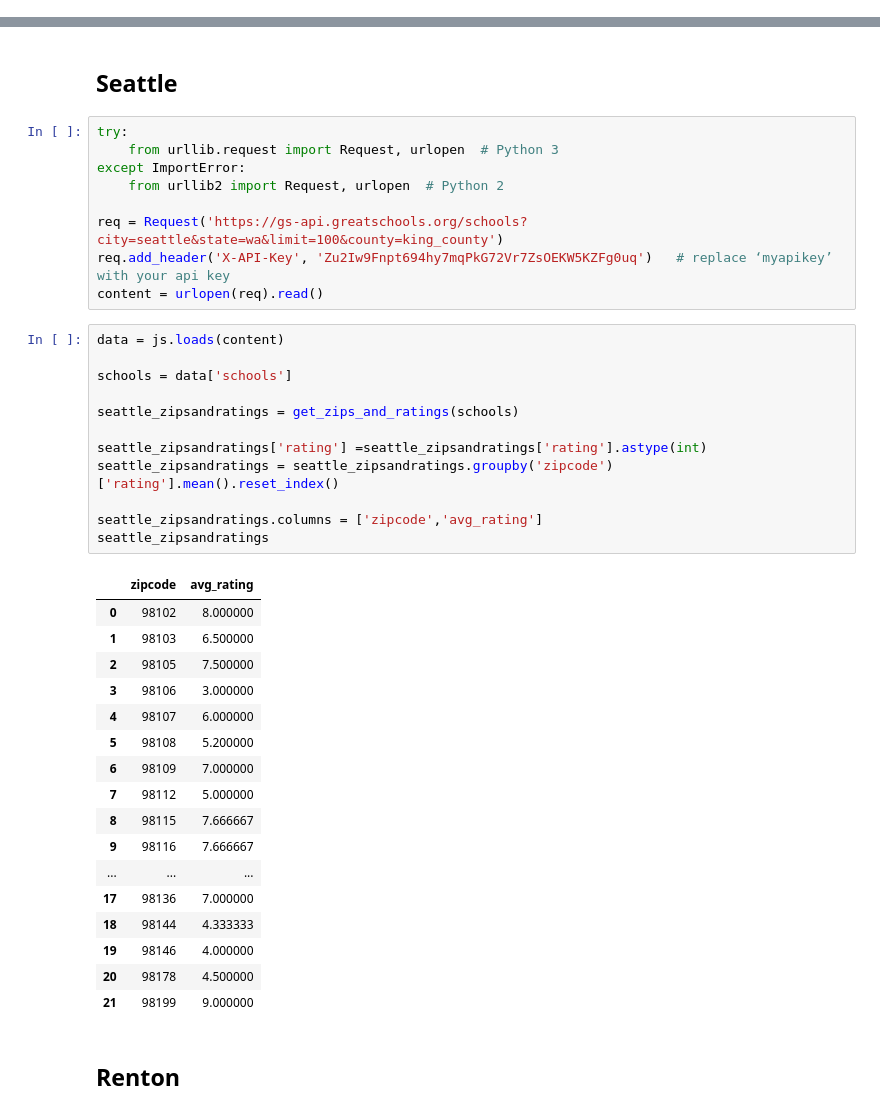
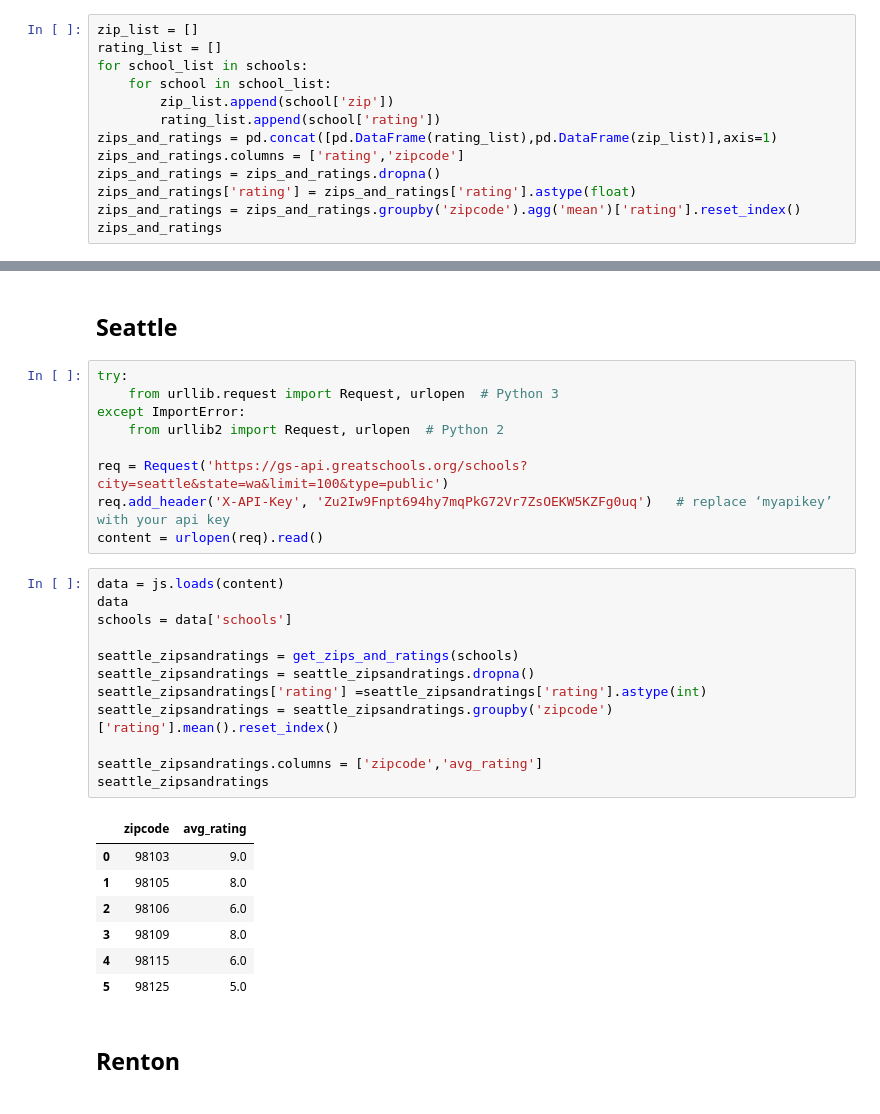
Before and after one commit to andrewkoji/Housing_Linear_Model_Project, a Jupyter notebook: notebooks/Final_Exploratory_Data_Analysis.ipynb, the cells around one changed output, grey strips where cells are left out. Saved outputs shown, nothing was run; the diff lists cells and outputs as text.

```diff
--- a/notebooks/Final_Exploratory_Data_Analysis.ipynb
+++ b/notebooks/Final_Exploratory_Data_Analysis.ipynb
@@ -352,0 +372,13 @@ data.head(15)
+# %%
+zip_list = []
+rating_list = []
+for school_list in schools:
+    for school in school_list:
+        zip_list.append(school['zip'])
+        rating_list.append(school['rating'])
+zips_and_ratings = pd.concat([pd.DataFrame(rating_list),pd.DataFrame(zip_list)],axis=1)
+zips_and_ratings.columns = ['rating','zipcode']
+zips_and_ratings = zips_and_ratings.dropna()
+zips_and_ratings['rating'] = zips_and_ratings['rating'].astype(float)
+zips_and_ratings = zips_and_ratings.groupby('zipcode').agg('mean')['rating'].reset_index()
+zips_and_ratings
@@ -376,39 +424,29 @@ try:
 except ImportError:
     from urllib2 import Request, urlopen  # Python 2
 
-req = Request('https://gs-api.greatschools.org/schools?city=seattle&state=wa&limit=100&county=king_county')
+req = Request('https://gs-api.greatschools.org/schools?city=seattle&state=wa&limit=100&type=public')
 req.add_header('X-API-Key', 'Zu2Iw9Fnpt694hy7mqPkG72Vr7ZsOEKW5KZFg0uq')   # replace ‘myapikey’ with your api key
 content = urlopen(req).read()
 # %%
 data = js.loads(content)
-
+data
 schools = data['schools']
 
 seattle_zipsandratings = get_zips_and_ratings(schools)
-
+seattle_zipsandratings = seattle_zipsandratings.dropna()
 seattle_zipsandratings['rating'] =seattle_zipsandratings['rating'].astype(int)
 seattle_zipsandratings = seattle_zipsandratings.groupby('zipcode')['rating'].mean().reset_index()
 
 seattle_zipsandratings.columns = ['zipcode','avg_rating']
 seattle_zipsandratings
 # %% [output]
 |  | zipcode | avg_rating |
-| 0 | 98102 | 8.000000 |
-| 1 | 98103 | 6.500000 |
-| 2 | 98105 | 7.500000 |
-| 3 | 98106 | 3.000000 |
-| 4 | 98107 | 6.000000 |
-| 5 | 98108 | 5.200000 |
-| 6 | 98109 | 7.000000 |
-| 7 | 98112 | 5.000000 |
-| 8 | 98115 | 7.666667 |
-| 9 | 98116 | 7.666667 |
-| ... | ... | ... |
-| 17 | 98136 | 7.000000 |
-| 18 | 98144 | 4.333333 |
-| 19 | 98146 | 4.000000 |
-| 20 | 98178 | 4.500000 |
-| 21 | 98199 | 9.000000 |
+| 0 | 98103 | 9.0 |
+| 1 | 98105 | 8.0 |
+| 2 | 98106 | 6.0 |
+| 3 | 98109 | 8.0 |
+| 4 | 98115 | 6.0 |
+| 5 | 98125 | 5.0 |
 # %% [markdown]
 ## Renton
 # %%
```
Also changed, not shown: parts of 12 cells of this notebook, 2 other files.
